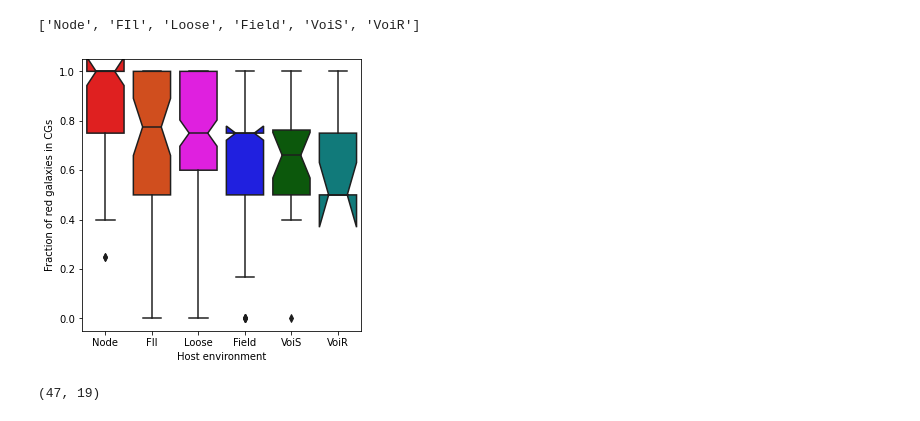
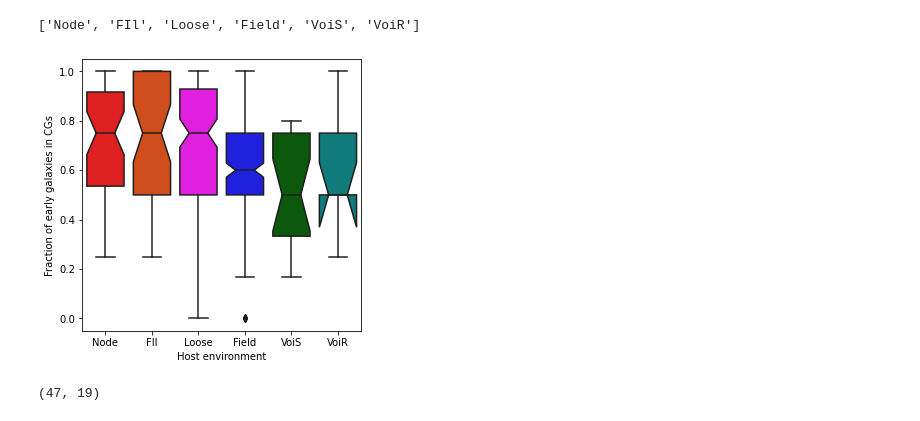
Before and after one commit to antotaverna/cg_environments, a Jupyter notebook: plots/tipo_de_void/EarlyFrgx_GC_b.ipynb, the cells around one changed output. Drawn from its saved outputs; the diff is of its cells as text; code cells hidden in the pictures.

Commit message:
frac_x_tipo_void

```diff
--- a/plots/tipo_de_void/EarlyFrgx_GC_b.ipynb
+++ b/plots/tipo_de_void/EarlyFrgx_GC_b.ipynb
@@ -52,12 +47,3 @@ C_M = list(map(lambda x: -0.03193*(x**2) - 1.46781*x  -14.33128, df.r_abs))
-# %%
-pasiva_2 = []
-for i in range(df.shape[0]):
-    if (df.u_abs.iloc[i] - df.r_abs.iloc[i] >= C_M[i]):
-        pasiva_2.append(1)
-    else:
-        pasiva_2.append(0)
-# %%
-df['pasiva'] = pasiva_2
 # %% [markdown]
 **Lista de GCs descartandos por corte de Magnitud**
 # %%
@@ -147,7 +122,7 @@ df_r90
 # %% [markdown]
 **Cantidad de pasivas por grupo**
 # %%
-df_pasivas = df.groupby(["ngc"])["pasiva"].sum()
+df_pasivas = df.groupby(["ngc"])["early"].sum()
 # %%
 len(df_pasivas.values)
 # %% [output]
@@ -201,7 +176,7 @@ df_final['pasiva'].iloc[0]/df_final['n_m'].iloc[0]
 # %%
 frecuencia = []
 for i in range(df_final.shape[0]):
-    frac = df_final.pasiva.iloc[i]/df_final.n_m.iloc[i]
+    frac = df_final.early.iloc[i]/df_final.n_m.iloc[i]
     frecuencia.append(frac)
 # %%
 len(frecuencia)
@@ -249,14 +224,14 @@ frac_index = list(set(df_final.frac))
 # %%
 plt.figure(figsize=(5,5))
 my_pal = {"Node":"red","FIl":"#EE4000", "Loose":"Magenta", "Field":"blue", "VoiS":"Darkgreen", "VoiR":"#008B8B"}
 sns.boxplot(x=df_final.Target, y=df_final.frac, notch= True, order=[
                  'Node',  'FIl', 'Loose', 'Field', 'VoiS', 'VoiR'], palette=my_pal)
 #, width=[0.5, 0.2, 1, 0.8, 0.4, 0.3]
-plt.ylabel('Fraction of red galaxies in CGs')
+plt.ylabel('Fraction of early galaxies in CGs')
 plt.xlabel('Host environment')
-plt.savefig('box_frac.pdf', format ='pdf',  bbox_inches='tight')
+plt.savefig('early_box_frac.pdf', format ='pdf',  bbox_inches='tight')
 # %% [output]
-[figure, old version]
+[figure, new version]
 # %%
 df_final[df_final['Target']==clases[0]].shape
 # %% [output]
```
Also changed, not shown: parts of 28 cells of this notebook, 7 other files.
